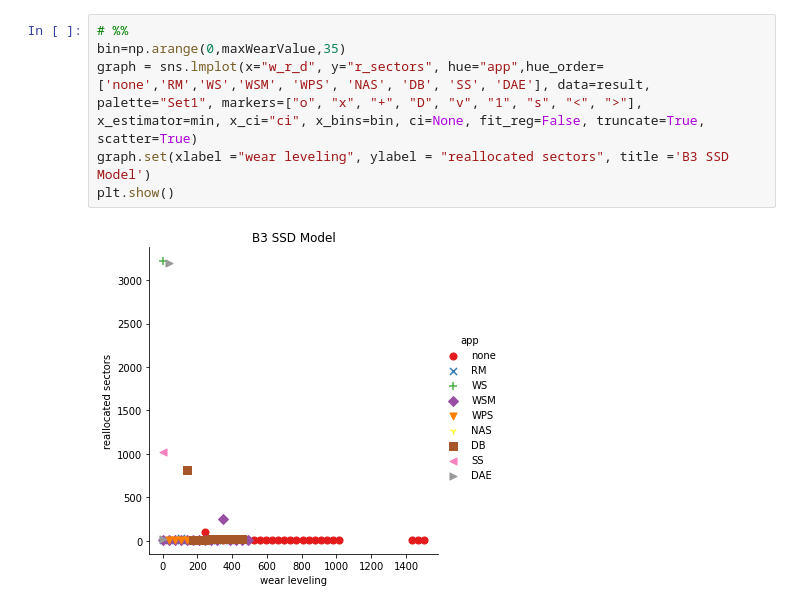
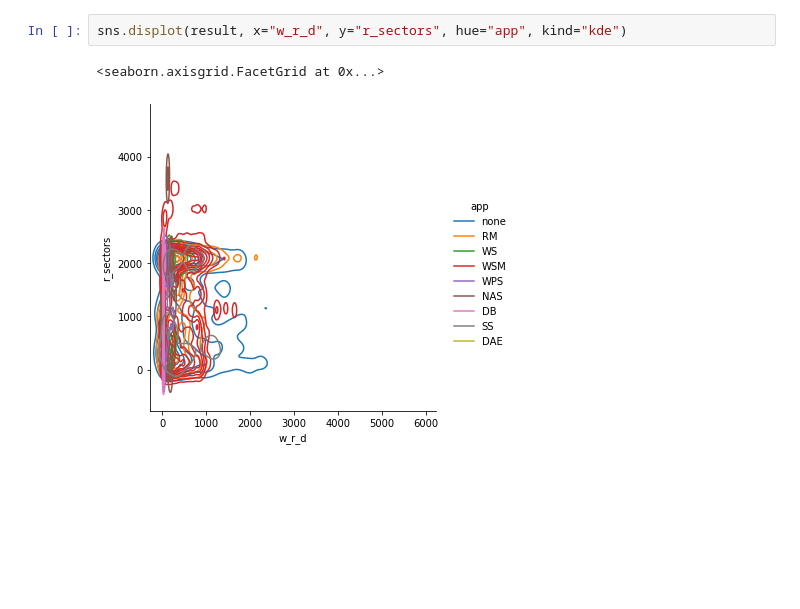
Before and after one commit to EricBorba/StorageFailurePredictor, a Jupyter notebook: onlyForTests.ipynb, the cells around one changed output. Saved outputs shown, nothing was run; the diff lists cells and outputs as text; blank space fills up the shorter version.

```diff
--- a/onlyForTests.ipynb
+++ b/onlyForTests.ipynb
@@ -87,8 +70,5 @@ plt.show()
-# %%
-# %%
-bin=np.arange(0,maxWearValue,35)
-graph = sns.lmplot(x="w_r_d", y="r_sectors", hue="app",hue_order=['none','RM','WS','WSM', 'WPS', 'NAS', 'DB', 'SS', 'DAE'], data=result, palette="Set1", markers=["o", "x", "+", "D", "v", "1", "s", "<", ">"], x_estimator=min, x_ci="ci", x_bins=bin, ci=None, fit_reg=False, truncate=True, scatter=True)
-graph.set(xlabel ="wear leveling", ylabel = "reallocated sectors", title ='B3 SSD Model')
-plt.show()
-# %% [output]
-[figure, removed]
+# %%
+sns.displot(result, x="w_r_d", y="r_sectors", hue="app", kind="kde")
+# %% [output]
+<seaborn.axisgrid.FacetGrid at 0x...>
+[figure, added]
```
Also changed, not shown: parts of 7 cells of this notebook, 7 other files.
